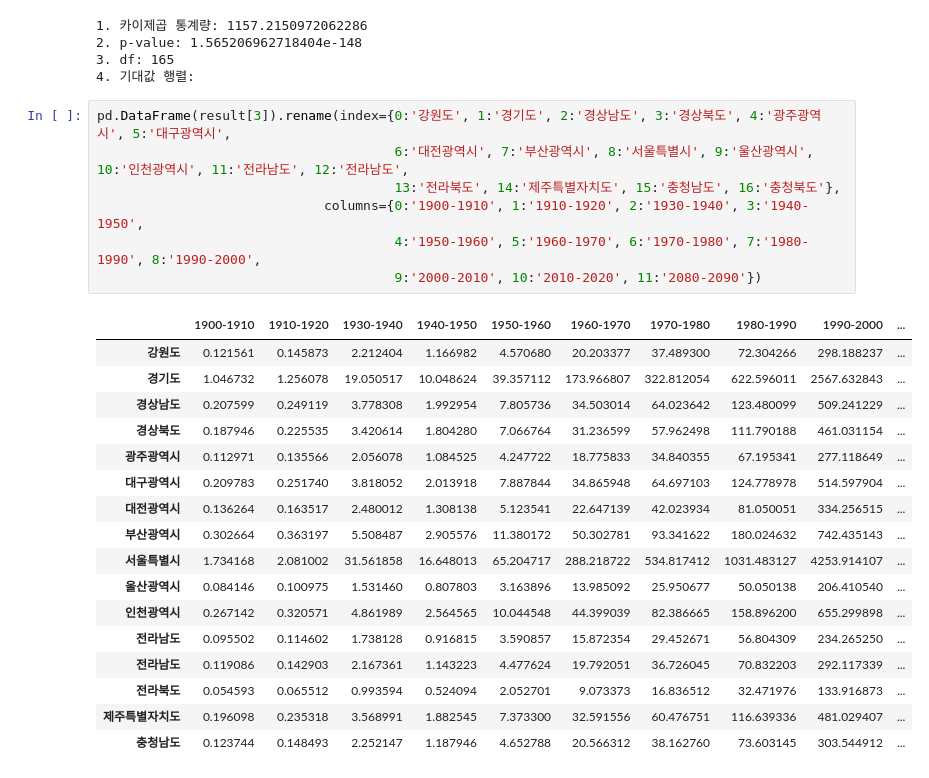
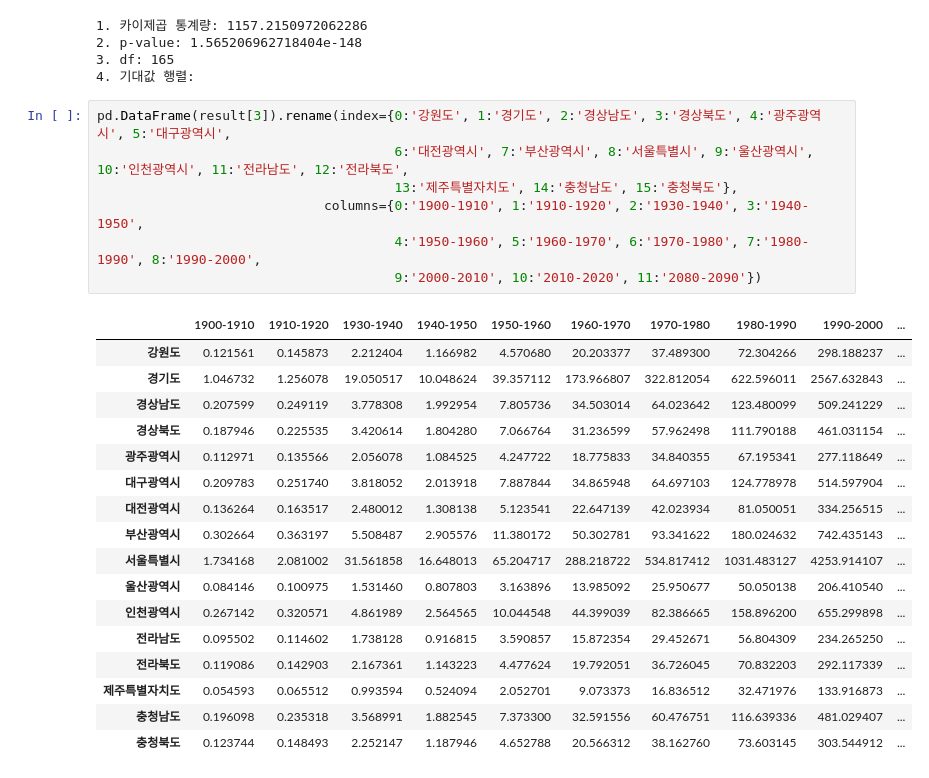
Before and after one commit to S-SIRIUS/Fraud-factor-analysis, a Jupyter notebook: 지역, 나이 카이스퀘어 검정.ipynb, the cells around one changed output. Saved outputs shown, nothing was run; the diff lists cells and outputs as text.

```diff
--- a/지역, 나이 카이스퀘어 검정.ipynb
+++ b/지역, 나이 카이스퀘어 검정.ipynb
@@ -228,26 +228,26 @@ print("4. 기대값 행렬:")
 4. 기대값 행렬:
 # %%
 pd.DataFrame(result[3]).rename(index={0:'강원도', 1:'경기도', 2:'경상남도', 3:'경상북도', 4:'광주광역시', 5:'대구광역시',
-                                      6:'대전광역시', 7:'부산광역시', 8:'서울특별시', 9:'울산광역시', 10:'인천광역시', 11:'전라남도', 12:'전라남도',
-                                      13:'전라북도', 14:'제주특별자치도', 15:'충청남도', 16:'충청북도'},
+                                      6:'대전광역시', 7:'부산광역시', 8:'서울특별시', 9:'울산광역시', 10:'인천광역시', 11:'전라남도', 12:'전라북도',
+                                      13:'제주특별자치도', 14:'충청남도', 15:'충청북도'},
                              columns={0:'1900-1910', 1:'1910-1920', 2:'1930-1940', 3:'1940-1950',
                                       4:'1950-1960', 5:'1960-1970', 6:'1970-1980', 7:'1980-1990', 8:'1990-2000',
                                       9:'2000-2010', 10:'2010-2020', 11:'2080-2090'})
 # %% [output]
 |  | 1900-1910 | 1910-1920 | 1930-1940 | 1940-1950 | 1950-1960 | 1960-1970 | 1970-1980 | 1980-1990 | 1990-2000 | ... |
 | 강원도 | 0.121561 | 0.145873 | 2.212404 | 1.166982 | 4.570680 | 20.203377 | 37.489300 | 72.304266 | 298.188237 | ... |
 | 경기도 | 1.046732 | 1.256078 | 19.050517 | 10.048624 | 39.357112 | 173.966807 | 322.812054 | 622.596011 | 2567.632843 | ... |
 | 경상남도 | 0.207599 | 0.249119 | 3.778308 | 1.992954 | 7.805736 | 34.503014 | 64.023642 | 123.480099 | 509.241229 | ... |
 | 경상북도 | 0.187946 | 0.225535 | 3.420614 | 1.804280 | 7.066764 | 31.236599 | 57.962498 | 111.790188 | 461.031154 | ... |
 | 광주광역시 | 0.112971 | 0.135566 | 2.056078 | 1.084525 | 4.247722 | 18.775833 | 34.840355 | 67.195341 | 277.118649 | ... |
 | 대구광역시 | 0.209783 | 0.251740 | 3.818052 | 2.013918 | 7.887844 | 34.865948 | 64.697103 | 124.778978 | 514.597904 | ... |
 | 대전광역시 | 0.136264 | 0.163517 | 2.480012 | 1.308138 | 5.123541 | 22.647139 | 42.023934 | 81.050051 | 334.256515 | ... |
 | 부산광역시 | 0.302664 | 0.363197 | 5.508487 | 2.905576 | 11.380172 | 50.302781 | 93.341622 | 180.024632 | 742.435143 | ... |
 | 서울특별시 | 1.734168 | 2.081002 | 31.561858 | 16.648013 | 65.204717 | 288.218722 | 534.817412 | 1031.483127 | 4253.914107 | ... |
 | 울산광역시 | 0.084146 | 0.100975 | 1.531460 | 0.807803 | 3.163896 | 13.985092 | 25.950677 | 50.050138 | 206.410540 | ... |
 | 인천광역시 | 0.267142 | 0.320571 | 4.861989 | 2.564565 | 10.044548 | 44.399039 | 82.386665 | 158.896200 | 655.299898 | ... |
 | 전라남도 | 0.095502 | 0.114602 | 1.738128 | 0.916815 | 3.590857 | 15.872354 | 29.452671 | 56.804309 | 234.265250 | ... |
-| 전라남도 | 0.119086 | 0.142903 | 2.167361 | 1.143223 | 4.477624 | 19.792051 | 36.726045 | 70.832203 | 292.117339 | ... |
-| 전라북도 | 0.054593 | 0.065512 | 0.993594 | 0.524094 | 2.052701 | 9.073373 | 16.836512 | 32.471976 | 133.916873 | ... |
-| 제주특별자치도 | 0.196098 | 0.235318 | 3.568991 | 1.882545 | 7.373300 | 32.591556 | 60.476751 | 116.639336 | 481.029407 | ... |
-| 충청남도 | 0.123744 | 0.148493 | 2.252147 | 1.187946 | 4.652788 | 20.566312 | 38.162760 | 73.603145 | 303.544912 | ... |
+| 전라북도 | 0.119086 | 0.142903 | 2.167361 | 1.143223 | 4.477624 | 19.792051 | 36.726045 | 70.832203 | 292.117339 | ... |
+| 제주특별자치도 | 0.054593 | 0.065512 | 0.993594 | 0.524094 | 2.052701 | 9.073373 | 16.836512 | 32.471976 | 133.916873 | ... |
+| 충청남도 | 0.196098 | 0.235318 | 3.568991 | 1.882545 | 7.373300 | 32.591556 | 60.476751 | 116.639336 | 481.029407 | ... |
+| 충청북도 | 0.123744 | 0.148493 | 2.252147 | 1.187946 | 4.652788 | 20.566312 | 38.162760 | 73.603145 | 303.544912 | ... |
```
